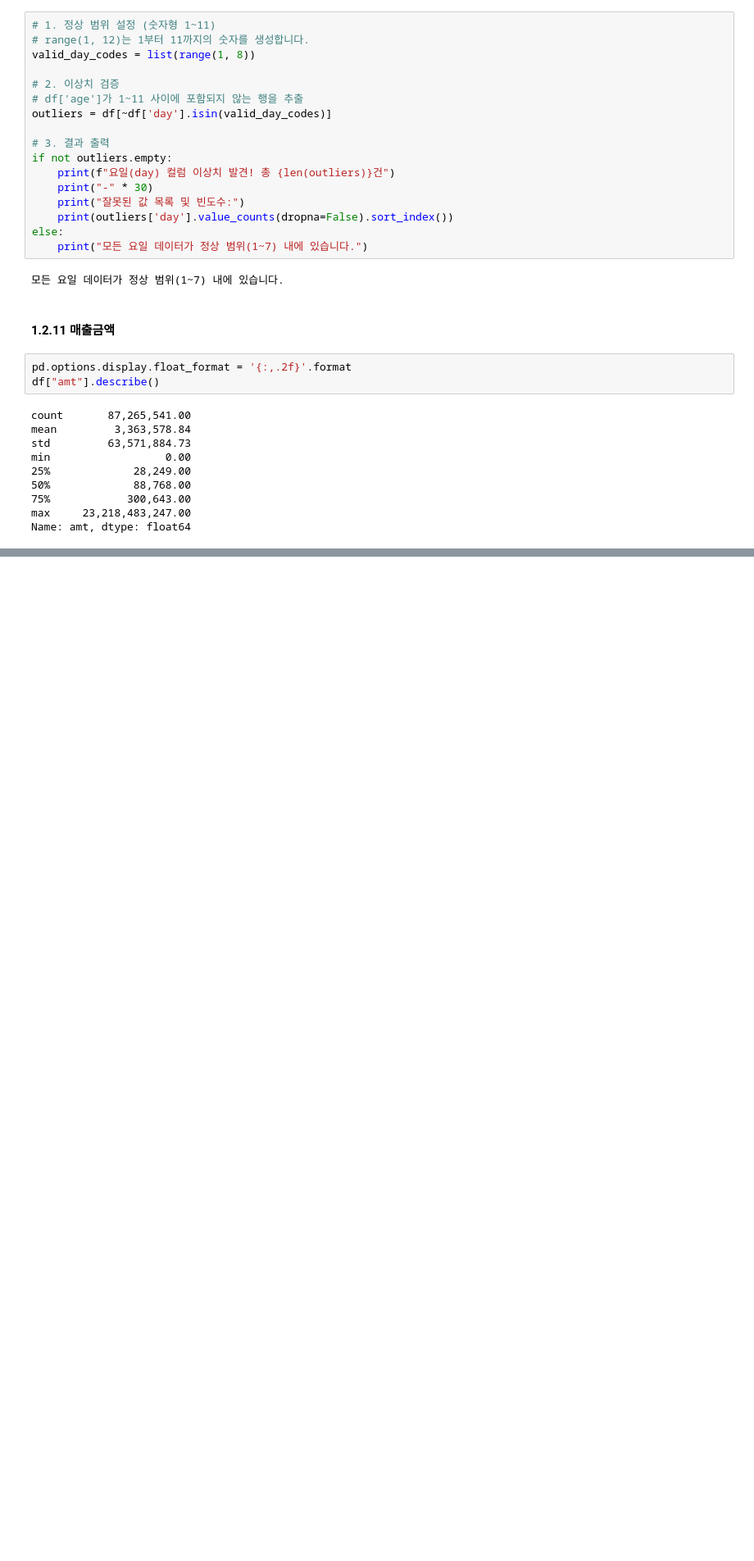
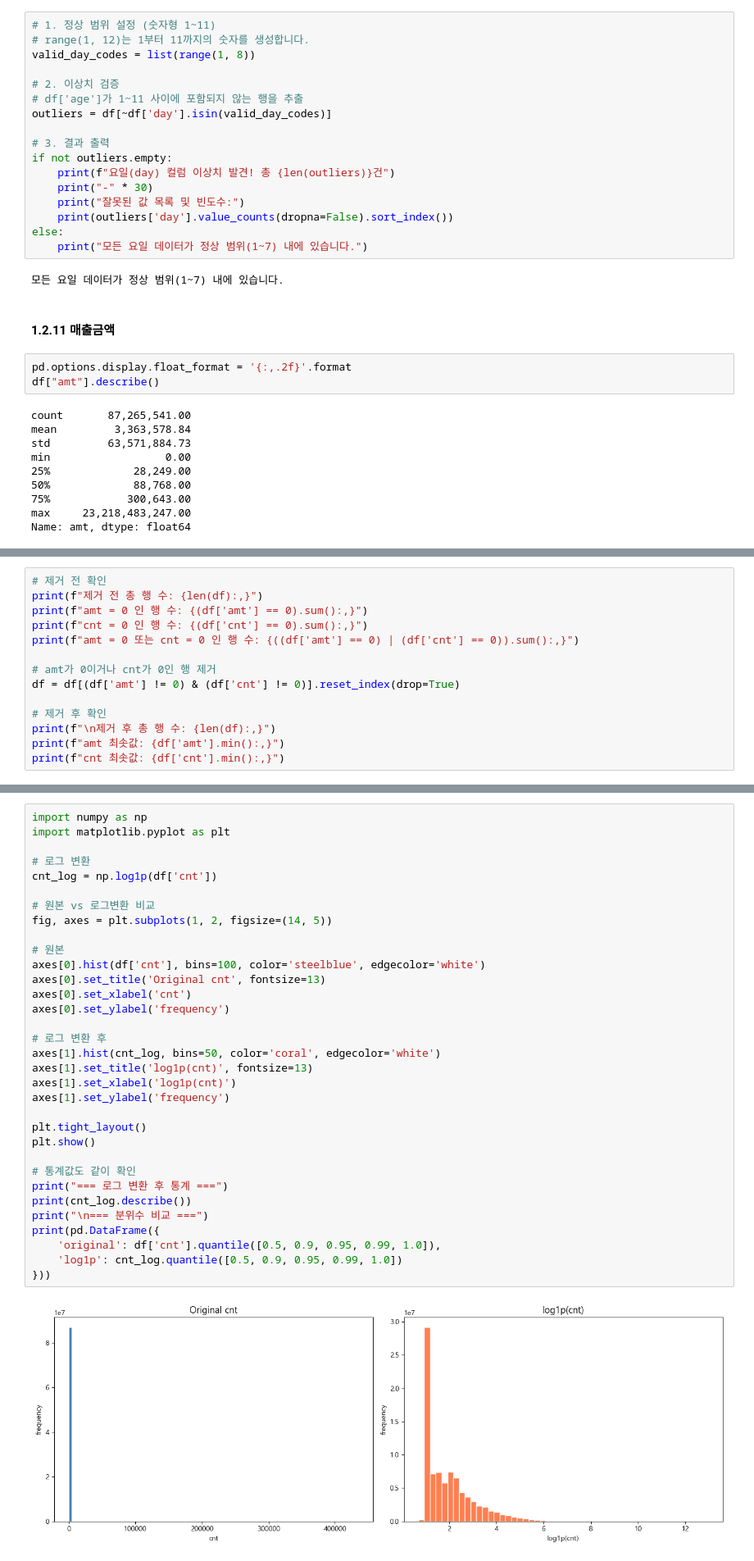
Before and after one commit to bulsajo1/final_project, a Jupyter notebook: Geunsu/1차_전처리_매출.ipynb, the cells around one changed output, grey strips where cells are left out. Shown at 82% size. Drawn from its saved outputs; the diff is of its cells as text; blank space fills up the shorter version.

```diff
--- a/Geunsu/1차_전처리_매출.ipynb
+++ b/Geunsu/1차_전처리_매출.ipynb
@@ -430,0 +305,14 @@ display(tiny.head(20))
+# %%
+# 제거 전 확인
+print(f"제거 전 총 행 수: {len(df):,}")
+print(f"amt = 0 인 행 수: {(df['amt'] == 0).sum():,}")
+print(f"cnt = 0 인 행 수: {(df['cnt'] == 0).sum():,}")
+print(f"amt = 0 또는 cnt = 0 인 행 수: {((df['amt'] == 0) | (df['cnt'] == 0)).sum():,}")
+
+# amt가 0이거나 cnt가 0인 행 제거
+df = df[(df['amt'] != 0) & (df['cnt'] != 0)].reset_index(drop=True)
+
+# 제거 후 확인
+print(f"\n제거 후 총 행 수: {len(df):,}")
+print(f"amt 최솟값: {df['amt'].min():,}")
+print(f"cnt 최솟값: {df['cnt'].min():,}")
@@ -430,0 +340,35 @@ display(tiny.head(20))
+# %%
+import numpy as np
+import matplotlib.pyplot as plt
+
+# 로그 변환
+cnt_log = np.log1p(df['cnt'])
+
+# 원본 vs 로그변환 비교
+fig, axes = plt.subplots(1, 2, figsize=(14, 5))
+
+# 원본
+axes[0].hist(df['cnt'], bins=100, color='steelblue', edgecolor='white')
+axes[0].set_title('Original cnt', fontsize=13)
+axes[0].set_xlabel('cnt')
+axes[0].set_ylabel('frequency')
+
+# 로그 변환 후
+axes[1].hist(cnt_log, bins=50, color='coral', edgecolor='white')
+axes[1].set_title('log1p(cnt)', fontsize=13)
+axes[1].set_xlabel('log1p(cnt)')
+axes[1].set_ylabel('frequency')
+
+plt.tight_layout()
+plt.show()
+
+# 통계값도 같이 확인
+print("=== 로그 변환 후 통계 ===")
+print(cnt_log.describe())
+print("\n=== 분위수 비교 ===")
+print(pd.DataFrame({
+    'original': df['cnt'].quantile([0.5, 0.9, 0.95, 0.99, 1.0]),
+    'log1p': cnt_log.quantile([0.5, 0.9, 0.95, 0.99, 1.0])
+}))
+# %% [output]
+[figure, added]
```
Also changed, not shown: parts of 13 cells of this notebook.
